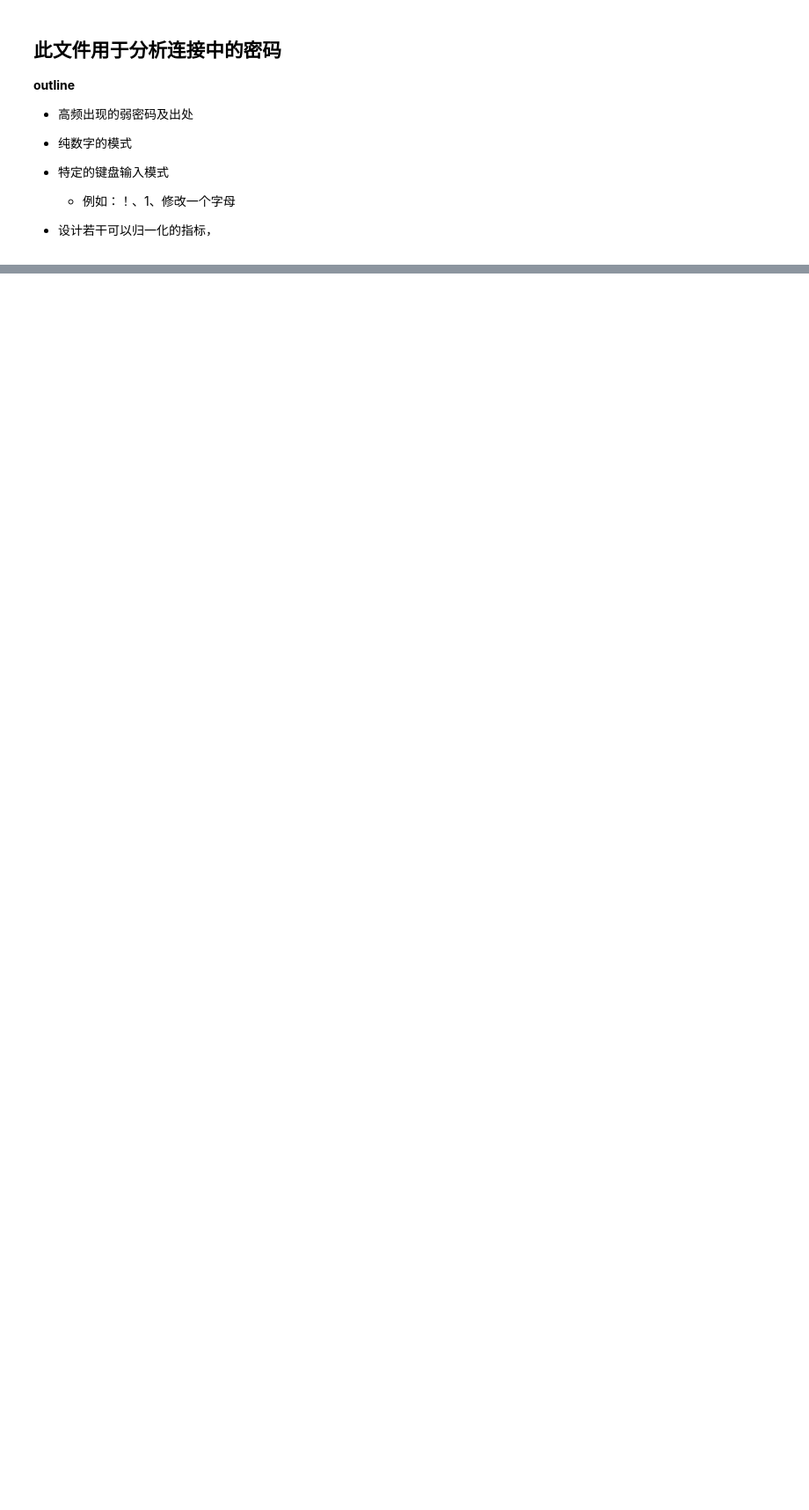
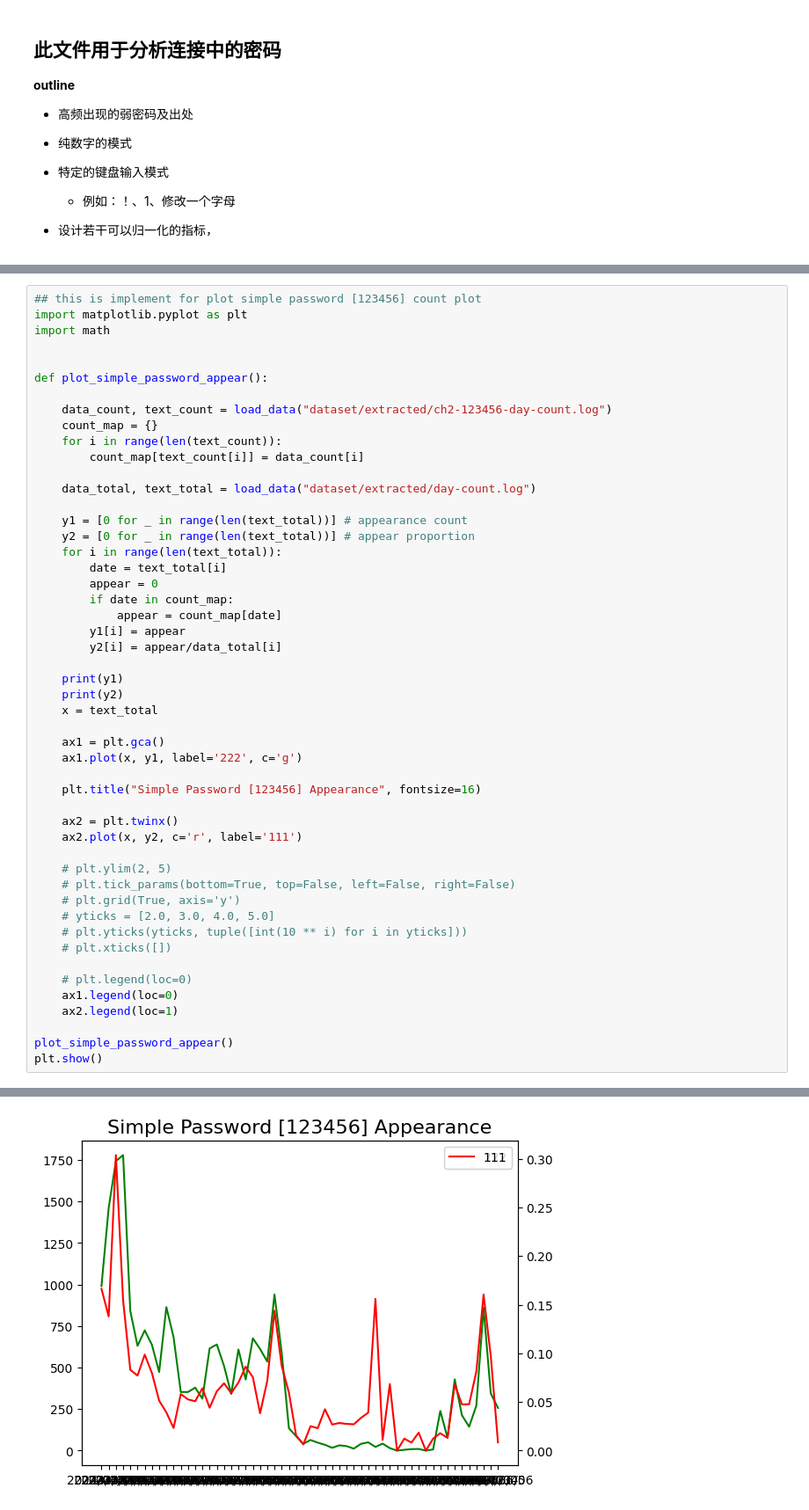
Before and after one commit to ChengShusss/brute-record-analysis, a Jupyter notebook: process/ch2_password_analysis.ipynb, the cells around one changed output, grey strips where cells are left out. Shown at 88% size. Drawn from its saved outputs; the diff is of its cells as text; blank space fills up the shorter version.

Commit message:
feat: plot simple password figure

```diff
--- a/process/ch2_password_analysis.ipynb
+++ b/process/ch2_password_analysis.ipynb
@@ -54,0 +109,51 @@
+# %%
+## this is implement for plot simple password [123456] count plot
+import matplotlib.pyplot as plt
+import math
+
+
+def plot_simple_password_appear():
+
+    data_count, text_count = load_data("dataset/extracted/ch2-123456-day-count.log")
+    count_map = {}
+    for i in range(len(text_count)):
+        count_map[text_count[i]] = data_count[i]
+
+    data_total, text_total = load_data("dataset/extracted/day-count.log")
+
+    y1 = [0 for _ in range(len(text_total))] # appearance count
+    y2 = [0 for _ in range(len(text_total))] # appear proportion
+    for i in range(len(text_total)):
+        date = text_total[i]
+        appear = 0
+        if date in count_map:
+            appear = count_map[date]
+        y1[i] = appear
+        y2[i] = appear/data_total[i]
+
+    print(y1)
+    print(y2)
+    x = text_total
+
+    ax1 = plt.gca()
+    ax1.plot(x, y1, label='222', c='g')
+
+    plt.title("Simple Password [123456] Appearance", fontsize=16)
+
+    ax2 = plt.twinx()
+    ax2.plot(x, y2, c='r', label='111')
+
+    # plt.ylim(2, 5)
+    # plt.tick_params(bottom=True, top=False, left=False, right=False)
+    # plt.grid(True, axis='y')
+    # yticks = [2.0, 3.0, 4.0, 5.0]
+    # plt.yticks(yticks, tuple([int(10 ** i) for i in yticks]))
+    # plt.xticks([])
+
+    # plt.legend(loc=0)
+    ax1.legend(loc=0)
+    ax2.legend(loc=1)
+
+plot_simple_password_appear()
+plt.show()
+# %% [output]
@@ -54,0 +162 @@
+[figure, added]
```
Also changed, not shown: parts of 4 cells of this notebook, 1 other file.
